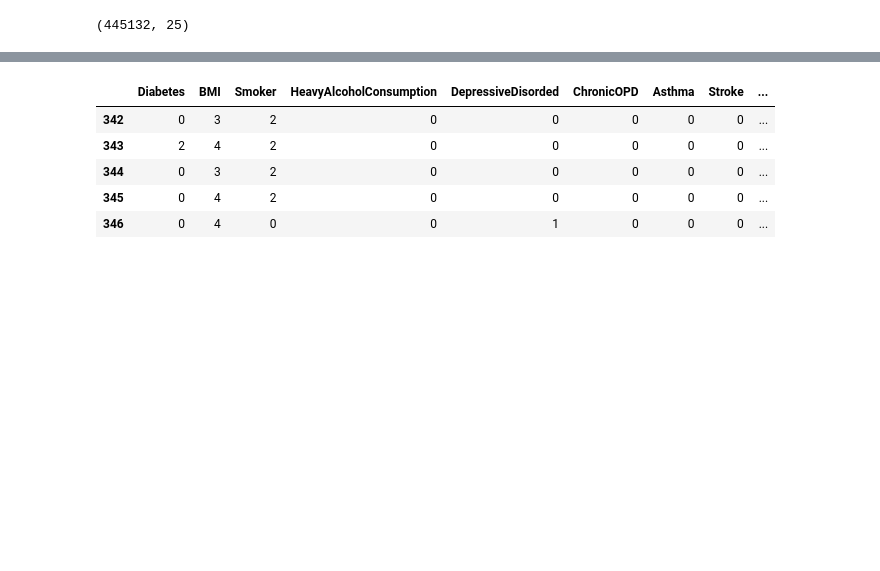
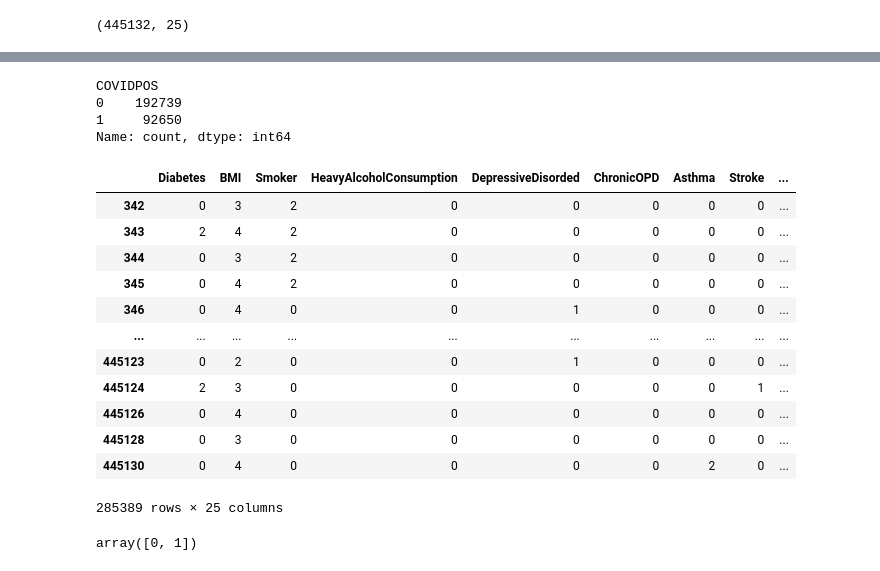
Before and after one commit to shrush2107/Diabetes_Prediction_Using_BRFSS_Data, a Jupyter notebook: diabetes_data_prep.ipynb, the cells around one changed output, grey strips where cells are left out. Drawn from its saved outputs; the diff is of its cells as text; code cells hidden in the pictures; blank space fills up the shorter version.

Commit message:
completed preparing the data.

```diff
--- a/diabetes_data_prep.ipynb
+++ b/diabetes_data_prep.ipynb
@@ -178,0 +222,12 @@ dtype: int64
+# %%
+def fill_na_with_mode(df):
+    grouped = df.groupby('DIABETE4')
+    for key, group in grouped:
+        # Find the most frequent category in the group
+        most_frequent = group['COVIDPOS'].mode()[0]
+        # Fill NaNs with the most frequent category
+        df.loc[group.index, 'COVIDPOS'] = group['COVIDPOS'].fillna(most_frequent)
+    return df
+
+# Apply the function to your DataFrame
+df = fill_na_with_mode(df)
@@ -178,0 +276,9 @@ dtype: int64
+# %%
+def fill_na_with_median(df):
+    grouped = df.groupby('DIABETE4')
+    for key, group in grouped:
+        median_value = group['_BMI5'].median()
+        df.loc[group.index, '_BMI5'] = group['_BMI5'].fillna(median_value)
+    return df
+
+df = fill_na_with_median(df)
@@ -836,21 +981,42 @@ COVID_Clean(df)
+# %%
+df['COVIDPOS'].value_counts()
+# %% [output]
+COVIDPOS
+0    192739
+1     92650
+Name: count, dtype: int64
 # %%
 data = df.rename(columns = {'DIABETE4':'Diabetes',
                             '_BMI5':'BMI',
                             '_SMOKER3':'Smoker', '_RFDRHV8':'HeavyAlcoholConsumption',
                             'ADDEPEV3':'DepressiveDisorded', 'CHCCOPD3':'ChronicOPD', '_ASTHMS1':'Asthma',
                             'CVDSTRK3':'Stroke', 'CVDINFR4':'HeartAttack', 'CVDCRHD4':'CoronaryHeartDisease',
                             'CHCKDNY2': 'KidneyProblem', '_DRDXAR2': 'Arthritis', 'RMVTETH4':'ToothProblem',
                             '_TOTINDA':'PhysicalActivity',
                             'MEDCOST1':'TreatmentCostTooHigh', '_HLTHPLN':'HealthCareCoverage',
                             'GENHLTH':'GeneralHealth', 'MENTHLTH':'MentallHealth',
                             'PHYSHLTH':'PhysicalHealth', 'DIFFWALK':'DifficultyWalking',
                             '_AGEG5YR':'Age', '_SEX':'Sex', '_EDUCAG':'Education', '_INCOMG1':'Income','COVIDPOS':'Covid'
                            }).astype(int)
-data.head()
+data
 # %% [output]
 |  | Diabetes | BMI | Smoker | HeavyAlcoholConsumption | DepressiveDisorded | ChronicOPD | Asthma | Stroke | ... |
 | 342 | 0 | 3 | 2 | 0 | 0 | 0 | 0 | 0 | ... |
 | 343 | 2 | 4 | 2 | 0 | 0 | 0 | 0 | 0 | ... |
 | 344 | 0 | 3 | 2 | 0 | 0 | 0 | 0 | 0 | ... |
 | 345 | 0 | 4 | 2 | 0 | 0 | 0 | 0 | 0 | ... |
 | 346 | 0 | 4 | 0 | 0 | 1 | 0 | 0 | 0 | ... |
+| ... | ... | ... | ... | ... | ... | ... | ... | ... | ... |
+| 445123 | 0 | 2 | 0 | 0 | 1 | 0 | 0 | 0 | ... |
+| 445124 | 2 | 3 | 0 | 0 | 0 | 0 | 0 | 1 | ... |
+| 445126 | 0 | 4 | 0 | 0 | 0 | 0 | 0 | 0 | ... |
+| 445128 | 0 | 3 | 0 | 0 | 0 | 0 | 0 | 0 | ... |
+| 445130 | 0 | 4 | 0 | 0 | 0 | 0 | 2 | 0 | ... |
+285389 rows × 25 columns
+# %%
+data_binary = data
+data_binary['Diabetes'] = data_binary['Diabetes'].replace({2:1})
+data_binary = data_binary.rename(columns = {'Diabetes': 'Diabetes_01'}).reset_index(drop=True)
+data_binary.Diabetes_01.unique()
+# %% [output]
+array([0, 1])
```
Also changed, not shown: parts of 45 cells of this notebook.
